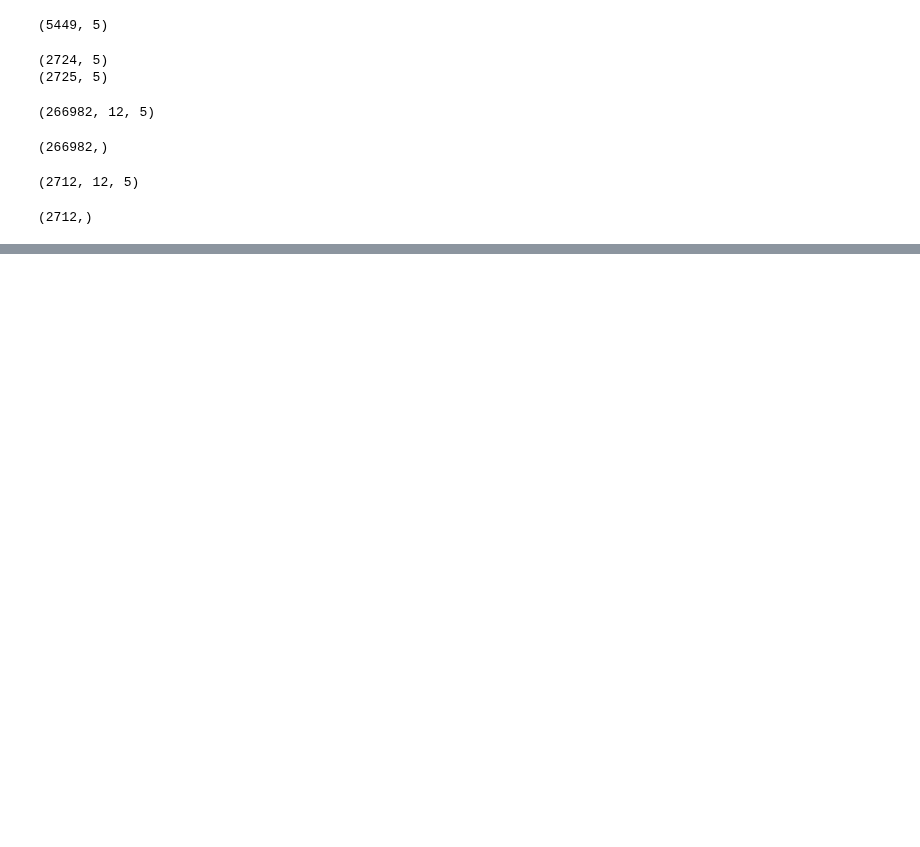
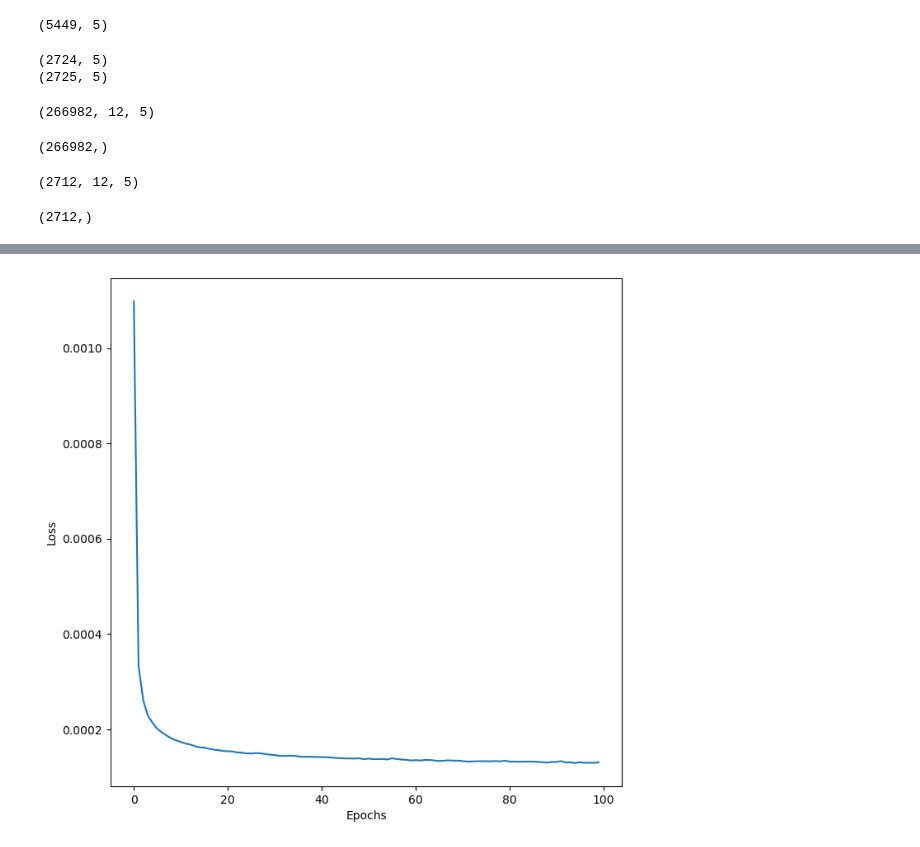
Before and after one commit to Farzad-ES/Crypto-Price-Forecasting, a Jupyter notebook: Time Series Forecaster.ipynb, the cells around one changed output, grey strips where cells are left out. Cells and saved outputs as stored; diff of their text form; code cells hidden in the pictures; blank space fills up the shorter version.

Commit message:
LSTM model has been trained

```diff
--- a/Time Series Forecaster.ipynb
+++ b/Time Series Forecaster.ipynb
@@ -154,6 +122,8 @@ lstm_model.add(tf.keras.layers.LSTM(units=50, return_sequences=True))
 lstm_model.add(tf.keras.layers.Dropout(rate=0.1))
 lstm_model.add(tf.keras.layers.LSTM(units=50, return_sequences=True))
 lstm_model.add(tf.keras.layers.Dropout(rate=0.1))
+lstm_model.add(tf.keras.layers.LSTM(units=50, return_sequences=True))
+lstm_model.add(tf.keras.layers.Dropout(rate=0.1))
 lstm_model.add(tf.keras.layers.LSTM(units=50, return_sequences=False))
 lstm_model.add(tf.keras.layers.Dropout(rate=0.1))
 lstm_model.add(tf.keras.layers.Dense(units=1))
@@ -162,4 +152,4 @@ lstm_model.compile(optimizer="RMSprop", loss="mean_squared_error")
 # %%
-lstm_model.fit(X_train, y_train, batch_size=32, epochs=100)
+lstm_history=lstm_model.fit(X_train, y_train, batch_size=32, epochs=100)
 # %% [output]
 Epoch 1/100
@@ -182,0 +174,8 @@ KeyboardInterrupt:
+# %%
+plt.figure(figsize=(8,8))
+plt.plot(lstm_history.history['loss'])
+plt.xlabel('Epochs')
+plt.ylabel('Loss')
+plt.show()
+# %% [output]
+[figure, added]
```
Also changed, not shown: parts of 10 cells of this notebook, 5 other files.
